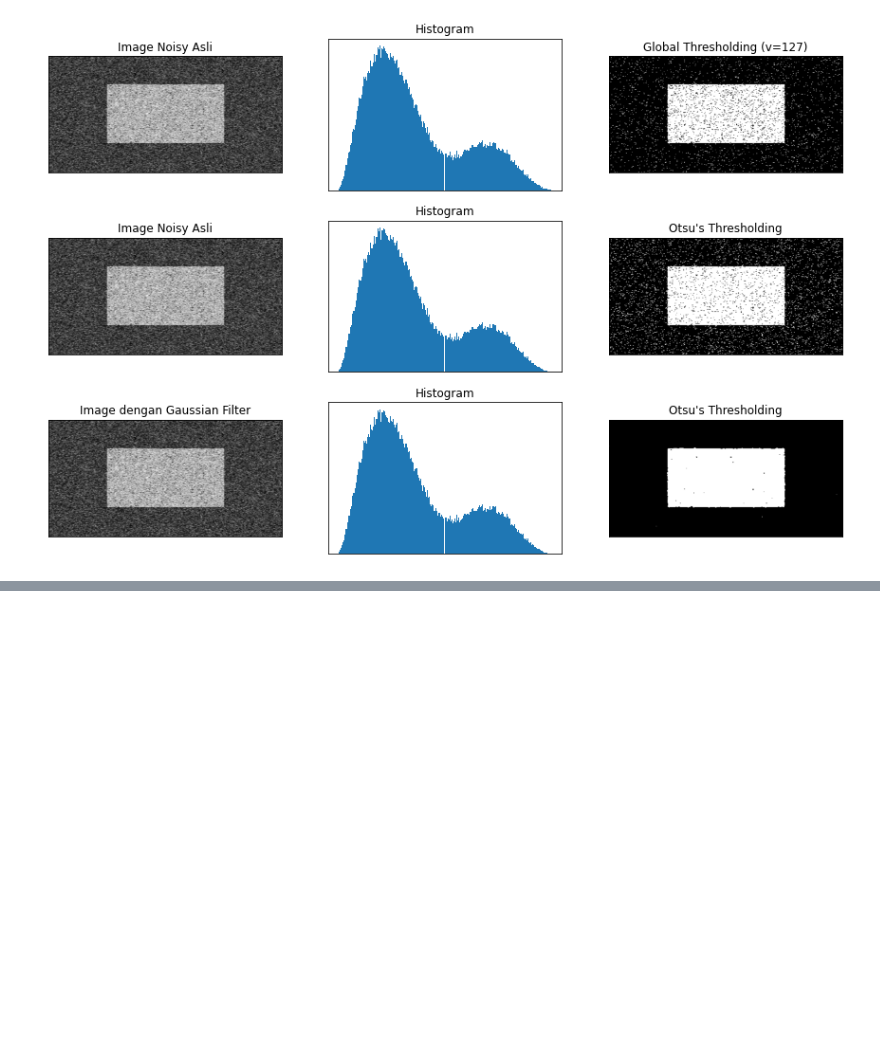
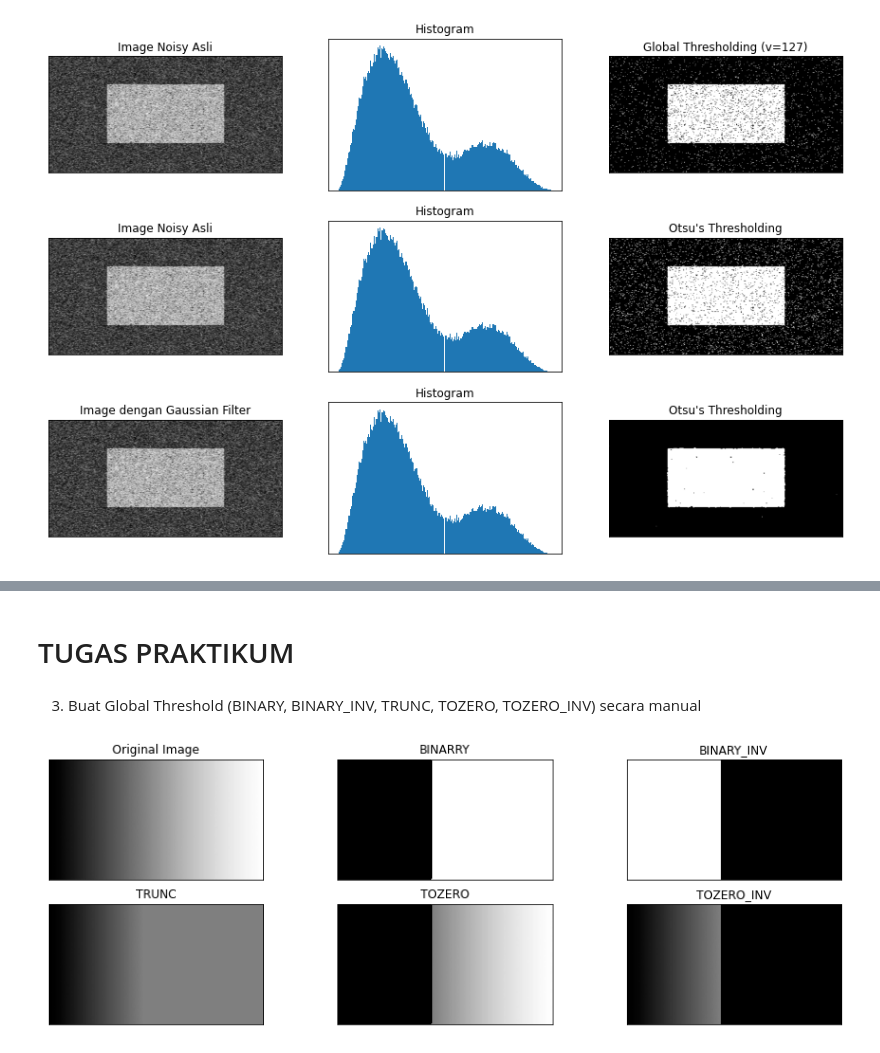
Before and after one commit to b-bella99/PCVK_Genap_2021, a Jupyter notebook: Week10.ipynb, the cells around one changed output, grey strips where cells are left out. Cells and saved outputs as stored; diff of their text form; code cells hidden in the pictures; blank space fills up the shorter version.

```diff
--- a/Week10.ipynb
+++ b/Week10.ipynb
@@ -135,0 +196,38 @@ plt.show()
+# %% [markdown]
+# TUGAS PRAKTIKUM
+# %% [markdown]
+3. Buat Global Threshold (BINARY, BINARY_INV, TRUNC, TOZERO, TOZERO_INV) secara
+manual
+# %%
+filename = ('/content/drive/MyDrive/PCVK/gradient.jpg')
+img = cv.imread(filename)
+thresh = 127
+
+# Binary
+thresh1[img>thresh] = 255
+thresh1[img<=thresh] = 0
+
+# Binary inv
+thresh2[img<thresh] = 255
+thresh2[img>=thresh] = 0
+
+# Truncate
+thresh3[img>thresh] = thresh
+
+# To Zero
+thresh4[img<thresh] = 0
+
+# To Zero INV
+thresh5[img>thresh] = 0
+
+titles = ['Original Image', 'BINARRY', 'BINARY_INV', 'TRUNC', 'TOZERO', 'TOZERO_INV']
+images = [img, thresh1, thresh2, thresh3, thresh4, thresh5]
+
+plt.figure(figsize = (15,5))
+for i in range(len(images)):
+  plt.subplot(2,3,i+1), plt.imshow(images[i], 'gray', interpolation = 'nearest')
+  plt.title(titles[i])
+  plt.xticks([]),plt.yticks([])
+plt.show()
+# %% [output]
+[figure, added]
```
Also changed, not shown: parts of 14 cells of this notebook.
